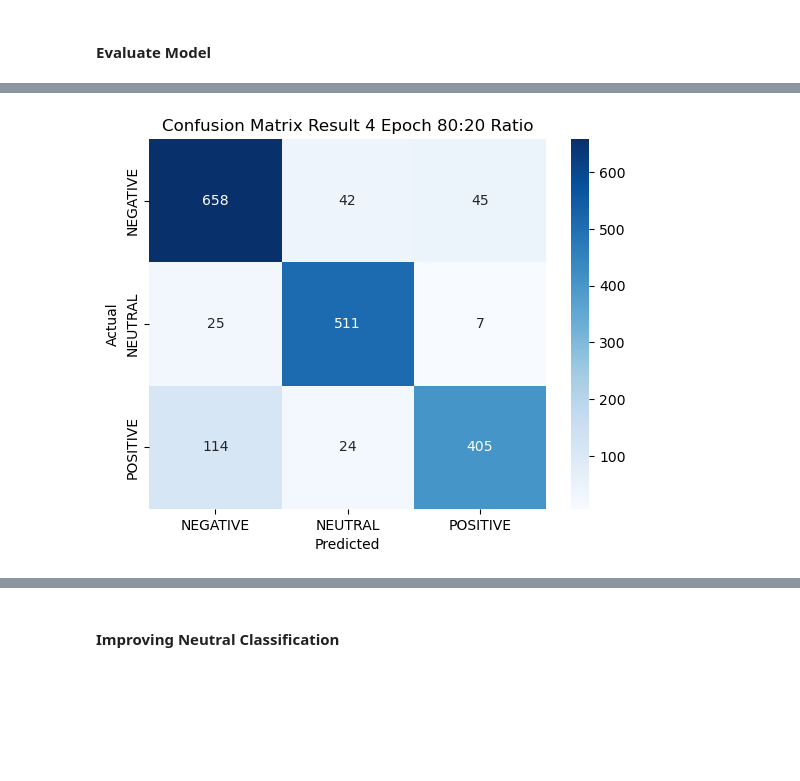
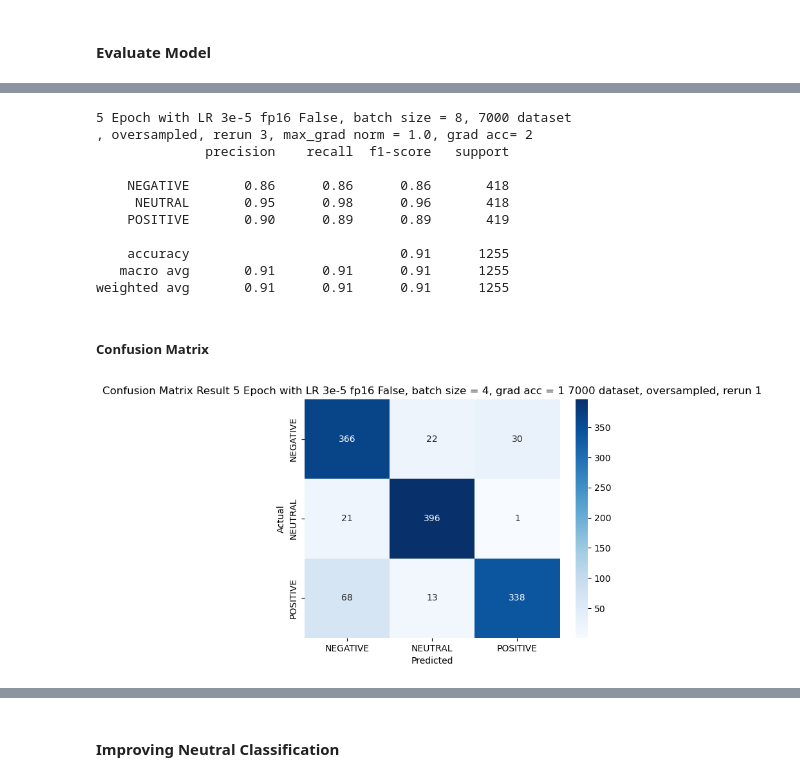
Before and after one commit to darrenxx3/Sentiment-Analysis-thesis-v2, a Jupyter notebook: modeling_std_trainer.ipynb, the cells around one changed output, grey strips where cells are left out. Drawn from its saved outputs; the diff is of its cells as text; code cells hidden in the pictures; blank space fills up the shorter version.

```diff
--- a/modeling_std_trainer.ipynb
+++ b/modeling_std_trainer.ipynb
@@ -31,7 +31,7 @@ import numpy as np
 # %% [markdown]
 ### Load Data
 # %%
-df = pd.read_csv('bca_preprocessed_data.csv', delimiter=',')
+df = pd.read_csv('bca_preprocessed_half.csv', delimiter=',')
 df.head(5)
 # %% [output]
 |  | content | score | sentiment |
@@ -221,31 +222,33 @@ def compute_metrics(eval_pred):
 # %% [markdown]
 #### Define Trainer and looping
 # %%
-from transformers import TrainingArguments, Trainer, AutoModelForSequenceClassification
-
+from transformers import TrainingArguments, Trainer, AutoModelForSequenceClassification, EarlyStoppingCallback
 # load model
 model = AutoModelForSequenceClassification.from_pretrained("distilbert/distilbert-base-multilingual-cased",
                                                            num_labels=3).to(device)
 
+# enable gpu optimizations
+torch.backends.cudnn.benchmark = True
 
 training_args = TrainingArguments(
-    output_dir='./distilbert2',
+    output_dir='./distilbert_oversampling_5epoch_7000data',
     learning_rate=3e-5,
-    num_train_epochs=4,
-    per_device_train_batch_size=8,
-    per_device_eval_batch_size=8,
-    eval_strategy="epoch",
-    save_strategy="epoch",
+    num_train_epochs=5, #increase epochs
+    per_device_train_batch_size=8, #train batch size
+    per_device_eval_batch_size=8,  #eval batch size
+    eval_strategy="epoch", # Evaluate model at the end of each epoch
+    save_strategy="epoch",  # Set save_strategy to "epoch"
     eval_steps=500,
-    warmup_steps=100,
-    weight_decay=0.01,
+    warmup_steps=100, #Slowly increase learning rate for first 100 steps
+    weight_decay=0.02,
     logging_dir='./logs',
-    logging_steps=500,
-    fp16=True,
+    logging_steps=1000,
+    fp16=False,
     push_to_hub=False,
     load_best_model_at_end=True,
-    metric_for_best_model="accuracy",
-    gradient_accumulation_steps=4
+    gradient_accumulation_steps=2, #simulates larger batch size
+    report_to="none",
+    max_grad_norm=1.0 # clips gradient to prevent explosions
 )
 
 trainer = Trainer(
@@ -256,6 +259,7 @@ trainer = Trainer(
     tokenizer=tokenizer,
     compute_metrics=compute_metrics,
 )
+trainer.train()
 # %% [output]
 Some weights of DistilBertForSequenceClassification were not initialized from the model checkpoint at distilbert/distilbert-base-multilingual-cased and are newly initialized: ['classifier.bias', 'clas ...
 You should probably TRAIN this model on a down-stream task to be able to use it for predictions and inference.
@@ -299,9 +341,38 @@ weighted avg       0.86      0.86      0.86      1831
+# %%
+predictions = trainer.predict(test_dataset)
+preds = np.argmax(predictions.predictions, axis=1)
+
+#print classification report
+print("5 Epoch with LR 3e-5 fp16 False, batch size = 8, 7000 dataset\n, oversampled, rerun 3, max_grad norm = 1.0, grad acc= 2")
+print(classification_report(y_test, preds, target_names=list(label_map.values())))
+# %% [output]
+5 Epoch with LR 3e-5 fp16 False, batch size = 8, 7000 dataset
+, oversampled, rerun 3, max_grad norm = 1.0, grad acc= 2
+              precision    recall  f1-score   support
+
+    NEGATIVE       0.86      0.86      0.86       418
+     NEUTRAL       0.95      0.98      0.96       418
+    POSITIVE       0.90      0.89      0.89       419
+
+    accuracy                           0.91      1255
+   macro avg       0.91      0.91      0.91      1255
+weighted avg       0.91      0.91      0.91      1255
+# %%
+
+predictions = trainer.predict(test_dataset)
+preds = np.argmax(predictions.predictions, axis=1)
+
+#print classification report
+print("5 Epoch with LR 3e-5 fp16 False, batch size = 4, grad acc = 1 14000 dataset, oversampled")
+print(classification_report(y_test, preds, target_names=list(label_map.values())))
+# %% [markdown]
+##### Confusion Matrix
 # %%
 cm = confusion_matrix(y_test, preds)
 sns.heatmap(cm, annot=True, fmt='d', cmap="Blues", xticklabels=list(label_map.values()), yticklabels=list(label_map.values()))
 plt.xlabel("Predicted")
 plt.ylabel("Actual")
-plt.title("Confusion Matrix Result 4 Epoch 80:20 Ratio")
+plt.title("Confusion Matrix Result 5 Epoch with LR 3e-5 fp16 False, batch size = 4, grad acc = 1 7000 dataset, oversampled, rerun 1")
 plt.show()
 # %% [output]
-[figure, old version]
+[figure, new version]
```
Also changed, not shown: parts of 24 cells of this notebook, 1 other file.
